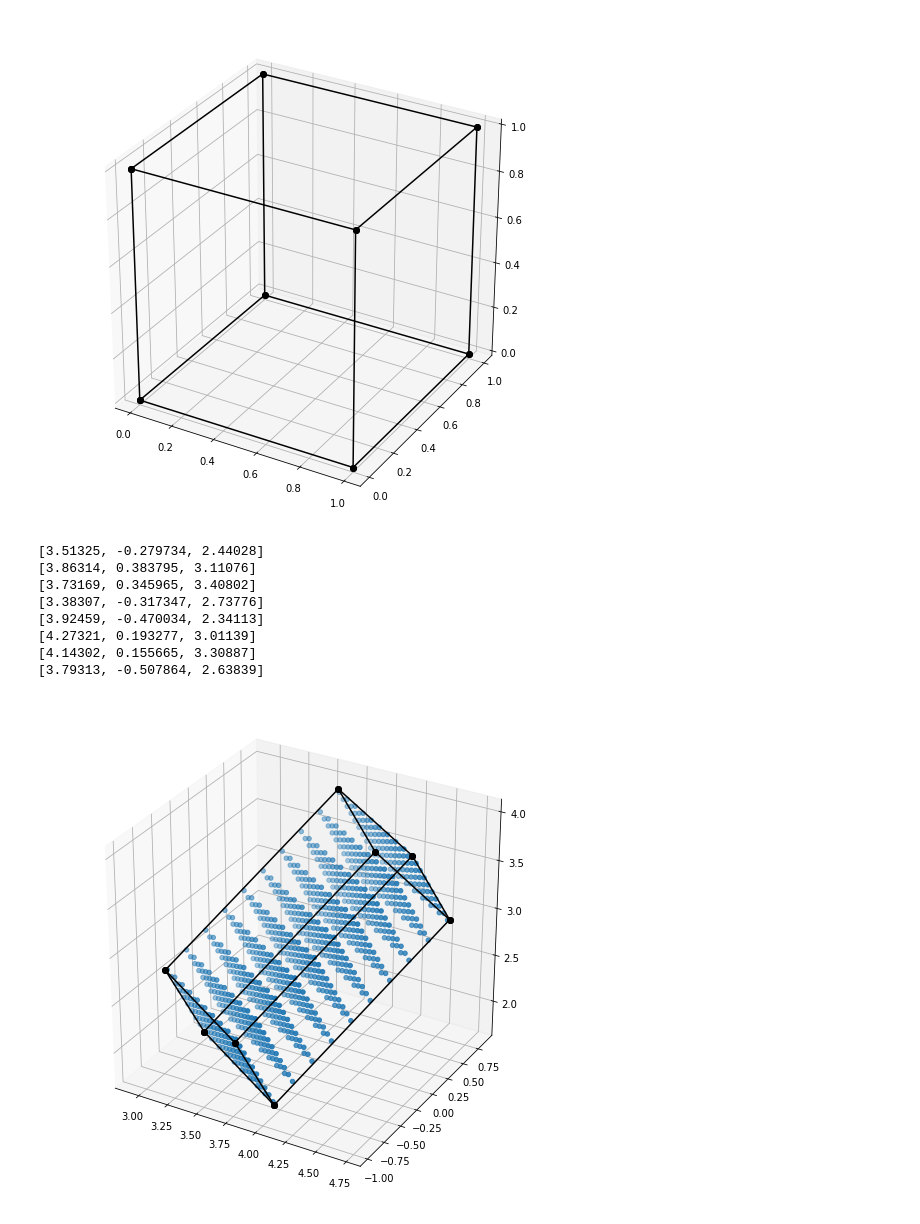
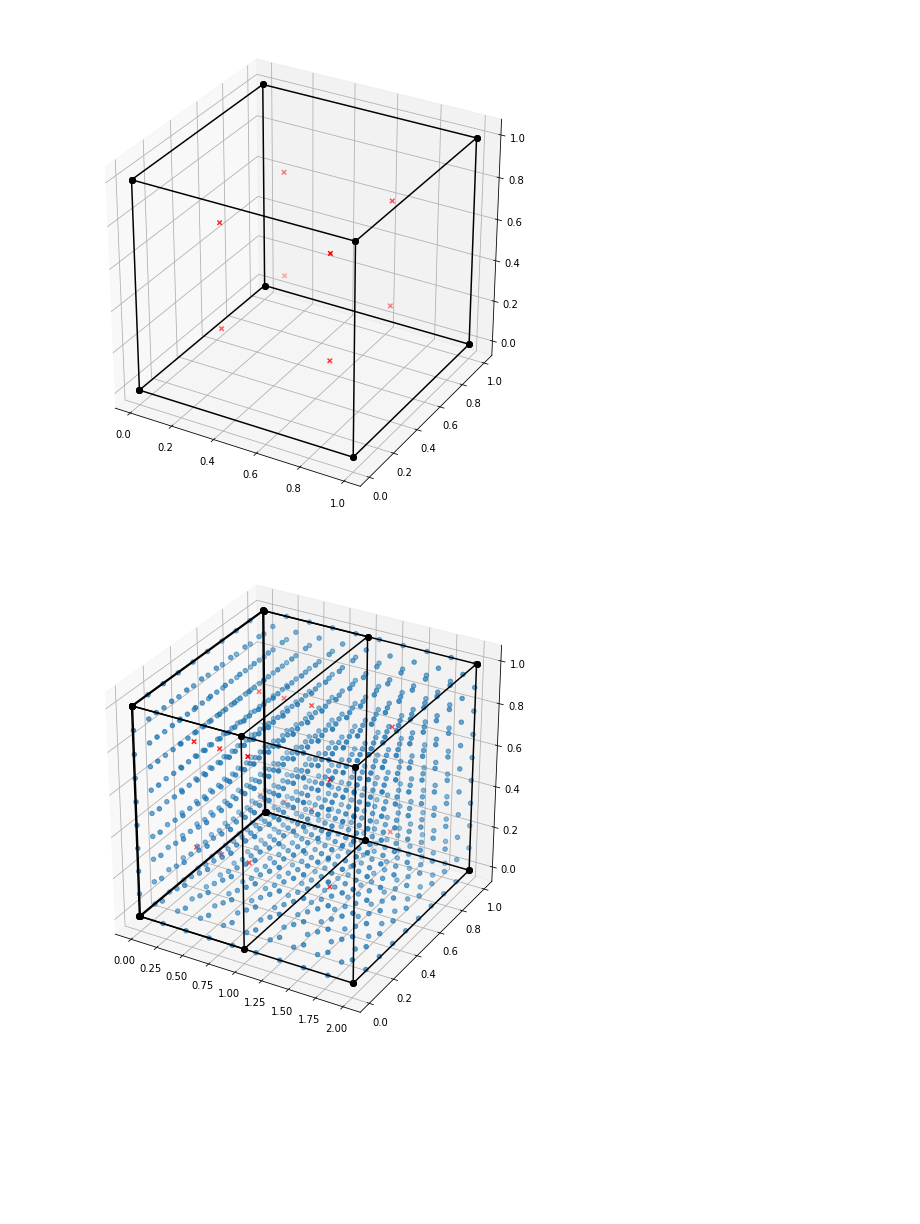
Before and after one commit to lanl/tardigrade-overlap-coupling, a Jupyter notebook: src/python/generate_example_data.ipynb, the cells around one changed output. Cells and saved outputs as stored; diff of their text form; code cells hidden in the pictures; blank space fills up the shorter version.

```diff
--- a/src/python/generate_example_data.ipynb
+++ b/src/python/generate_example_data.ipynb
@@ -11,12 +11,9 @@ import scipy.stats as stats
 
 %matplotlib inline
 # %%
-example_datafile = 'example_data.txt'
-filter_config = '../cpp/tests/assembly/connectivity.txt'
+example_datafile = '../python/example_data.txt'
+filter_config = '../cpp/connectivity.txt'
 output_data = '../cpp/test_output.txt'
-
-fed = open(example_datafile, 'r')
-fc = open(filter_config, 'r')
 # %%
 reload(freader)
 dns_data = freader.read_dns_data(example_datafile)
@@ -28,25 +25,24 @@ Filter defined in:   ./tests/assembly/connectivity.txt
 # %%
 fig = plt.figure(figsize=(9, 9))
 ax = fig.add_subplot(111, projection='3d')
+eid = 10
 freader.plot_hex(10, nodes, conn, ax)
+freader.plot_filter_cgs(eid, 0, filter_result, ax)
 # %% [output]
-[figure, old version]
+[figure, new version]
 # %%
 fig = plt.figure(figsize=(9, 9))
 ax = fig.add_subplot(111, projection='3d')
 
 eid = 10
-t = 1
+t = 0.0
+freader.plot_hex_filter(eid, t, filter_result, ax)
+freader.plot_filter_cgs(eid, t, filter_result, ax)
+
+eid = 10
+t = 1.0
 ax.scatter(*zip(*dns_data[t]))
 freader.plot_hex_filter(eid, t, filter_result, ax)
 freader.plot_filter_cgs(eid, t, filter_result, ax)
 # %% [output]
-[3.51325, -0.279734, 2.44028]
-[3.86314, 0.383795, 3.11076]
-[3.73169, 0.345965, 3.40802]
-[3.38307, -0.317347, 2.73776]
-[3.92459, -0.470034, 2.34113]
-[4.27321, 0.193277, 3.01139]
-[4.14302, 0.155665, 3.30887]
-[3.79313, -0.507864, 2.63839]
-[figure, old version]
+[figure, new version]
```
Also changed, not shown: parts of 23 cells of this notebook, 6 other files.
